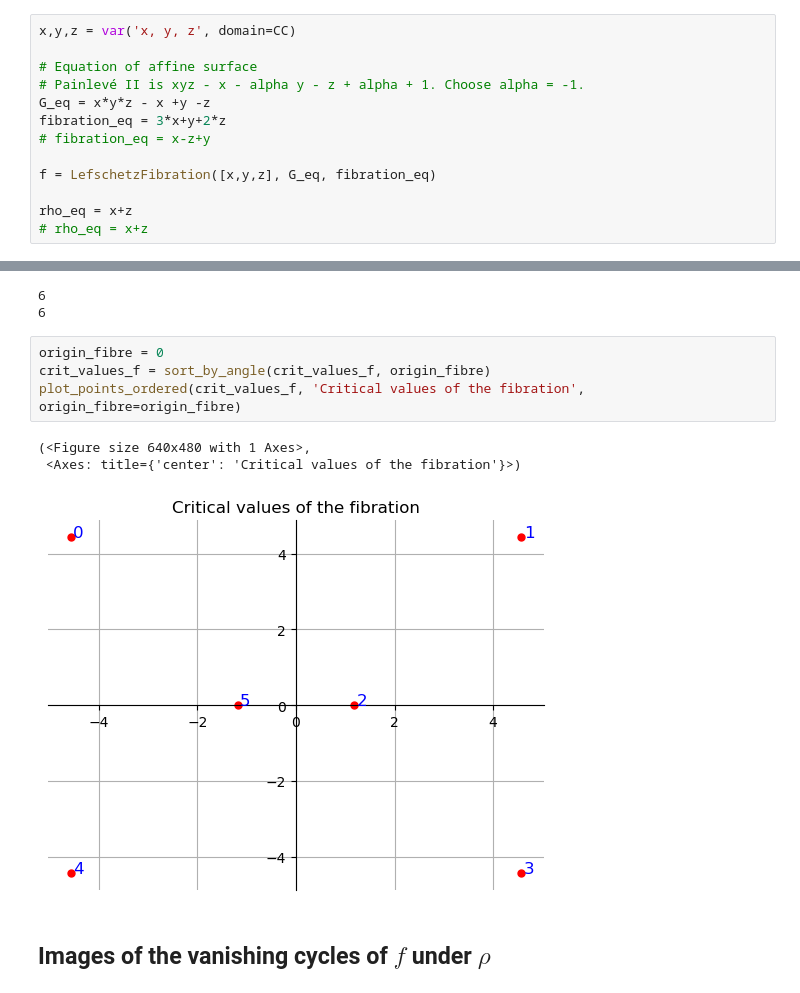
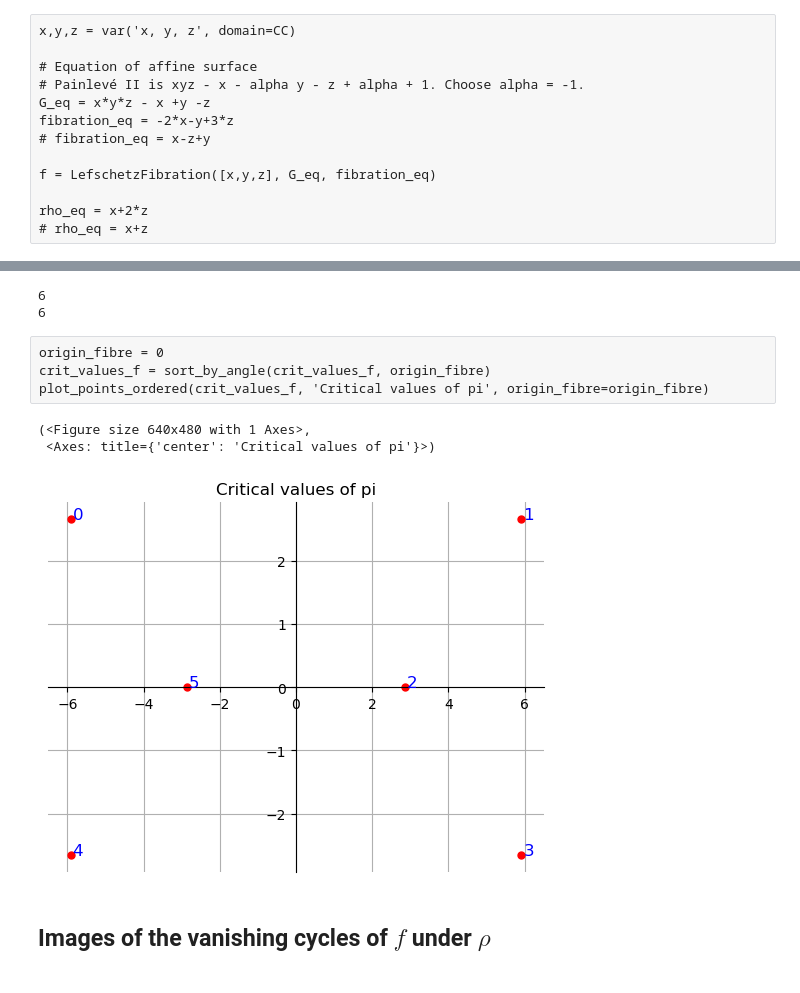
Before and after one commit to ViveLeFrance/Painlev-, a Jupyter notebook: painleve_2.ipynb, the cells around one changed output, grey strips where cells are left out. Cells and saved outputs as stored; diff of their text form.

```diff
--- a/painleve_2.ipynb
+++ b/painleve_2.ipynb
@@ -14,12 +11,12 @@ x,y,z = var('x, y, z', domain=CC)
 # Equation of affine surface
 # Painlevé II is xyz - x - alpha y - z + alpha + 1. Choose alpha = -1.
 G_eq = x*y*z - x +y -z
-fibration_eq = 3*x+y+2*z
+fibration_eq = -2*x-y+3*z
 # fibration_eq = x-z+y
 
 f = LefschetzFibration([x,y,z], G_eq, fibration_eq)
 
-rho_eq = x+z
+rho_eq = x+2*z
 # rho_eq = x+z
 # %%
 crit_points_f = f.get_critical_points()
@@ -34,11 +31,11 @@ print(len(crit_points_f))
 # %%
 origin_fibre = 0
 crit_values_f = sort_by_angle(crit_values_f, origin_fibre)
-plot_points_ordered(crit_values_f, 'Critical values of the fibration', origin_fibre=origin_fibre)
+plot_points_ordered(crit_values_f, 'Critical values of pi', origin_fibre=origin_fibre)
 # %% [output]
 (<Figure size 640x480 with 1 Axes>,
- <Axes: title={'center': 'Critical values of the fibration'}>)
+ <Axes: title={'center': 'Critical values of pi'}>)
-[figure, old version]
+[figure, new version]
 # %% [markdown]
 ## Images of the vanishing cycles of $f$ under $\rho$
 # %% [markdown]
```
Also changed, not shown: parts of 6 cells of this notebook, 14 other files.
